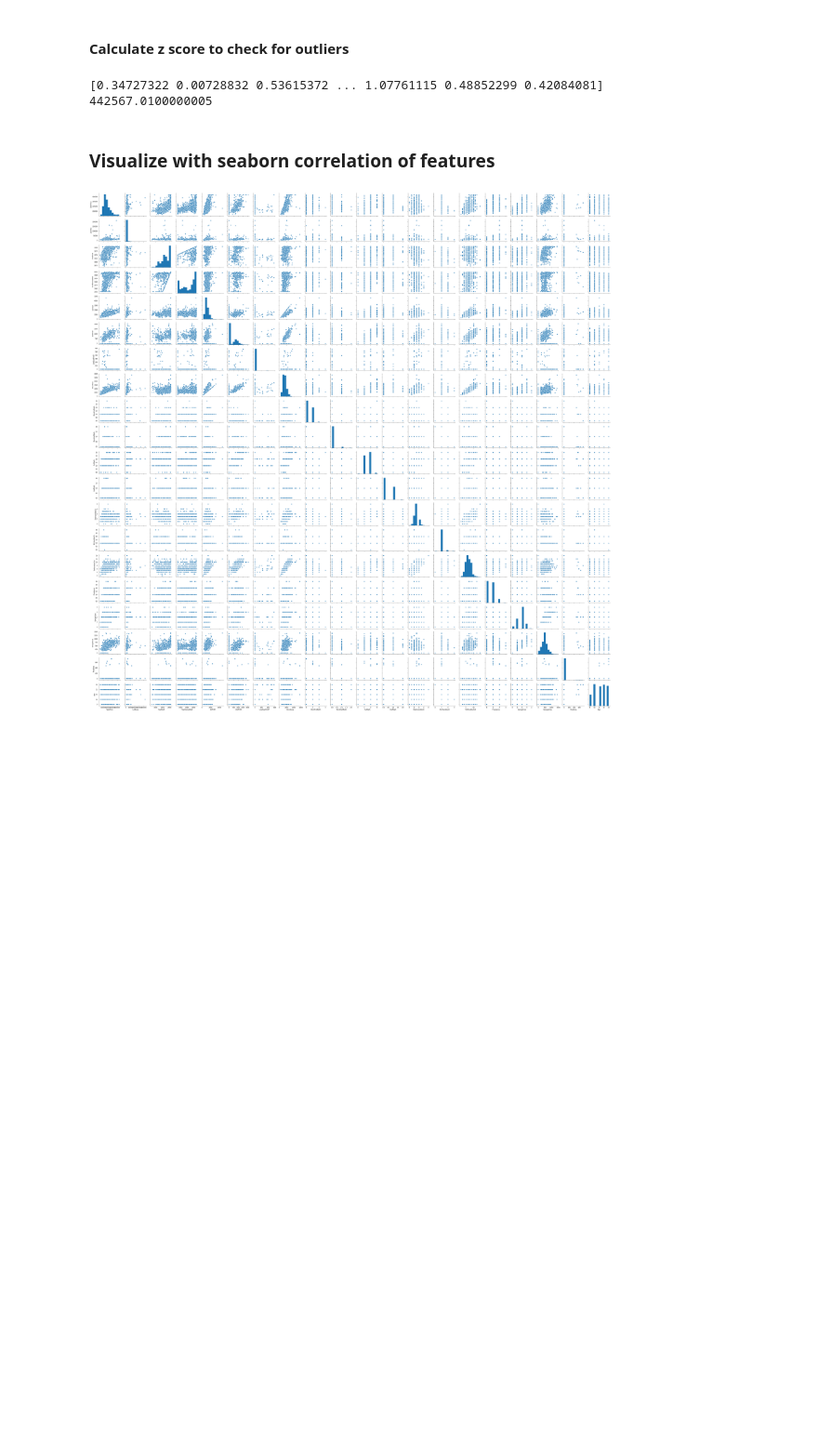
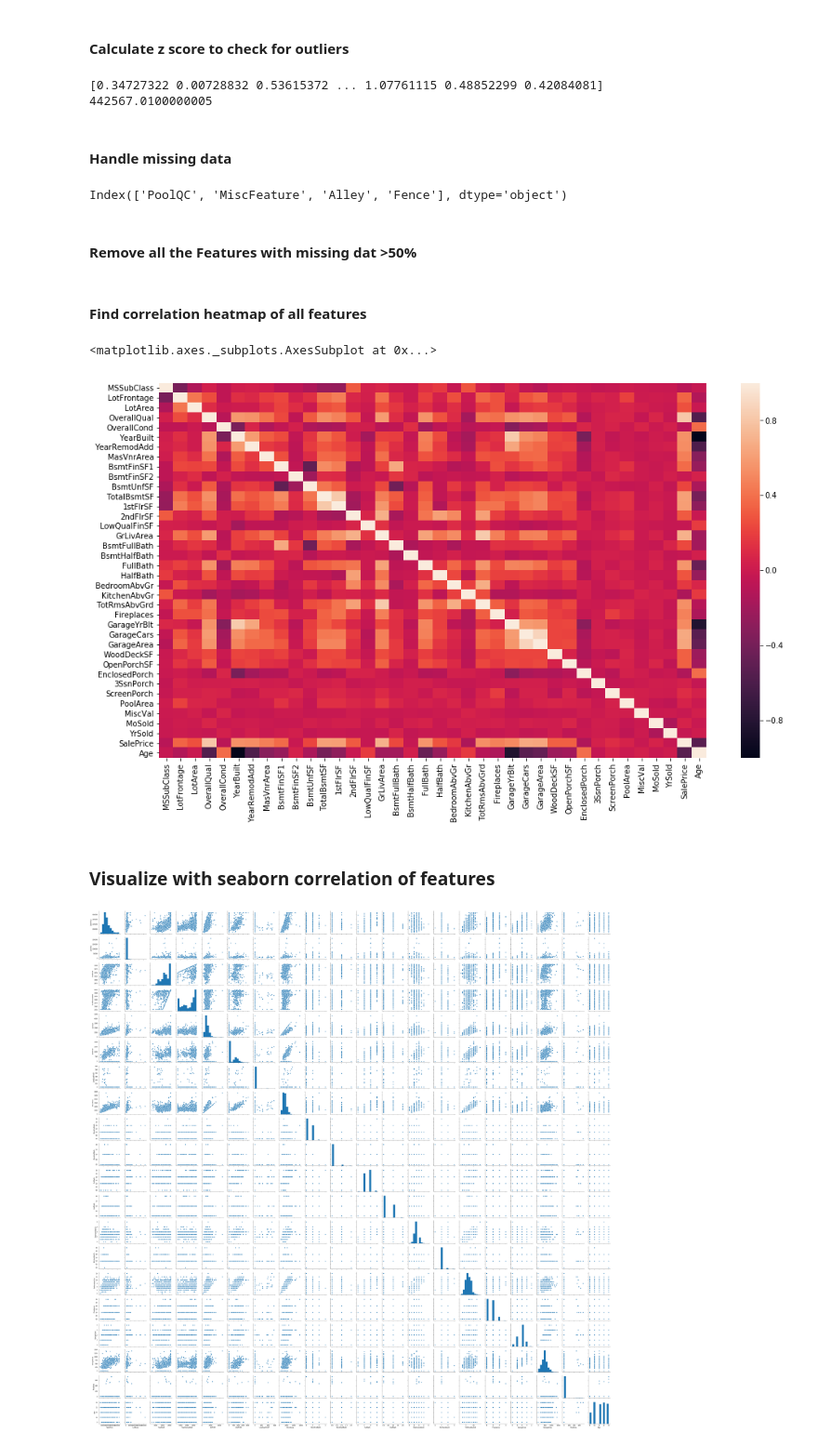
Before and after one commit to MadhuRamiah/House-Rate-Prediction, a Jupyter notebook: House Rate Prediction.ipynb, the cells around one changed output. Shown at 93% size. Drawn from its saved outputs; the diff is of its cells as text; code cells hidden in the pictures; blank space fills up the shorter version.

```diff
--- a/House Rate Prediction.ipynb
+++ b/House Rate Prediction.ipynb
@@ -45,6 +46,35 @@ print(df['SalePrice'].quantile(0.99))
 442567.0100000005
 # %%
 removeOutliers(df,'SalePrice',0.99, 0)
+# %% [markdown]
+#### Handle missing data
+# %%
+all_na=(df.isna().sum()/len(df)*100).sort_values(ascending=False)
+all_na.columns=['Feature','Missing%']
+all_na=all_na.drop(all_na[all_na==0].index)
+all_na.index[all_na.values>50]
+# %% [output]
+Index(['PoolQC', 'MiscFeature', 'Alley', 'Fence'], dtype='object')
+# %% [markdown]
+#### Remove all the Features with missing dat >50%
+# %%
+df=df.drop(columns=all_na.index[all_na.values>50])
+# %% [markdown]
+#### Find correlation heatmap of all features
+# %%
+corr=df.corr()
+
+# Generate a mask for the upper triangle
+mask = np.zeros_like(corr, dtype=np.bool)
+mask[np.triu_indices_from(mask)] = True
+
+plt.subplots(figsize=(16,9))
+sns.heatmap(corr,
+            xticklabels=corr.columns,
+            yticklabels=corr.columns)
+# %% [output]
+<matplotlib.axes._subplots.AxesSubplot at 0x...>
+[figure, added]
 # %% [markdown]
 ### Visualize with seaborn correlation of features
 # %%
```
Also changed, not shown: parts of 2 cells of this notebook.
